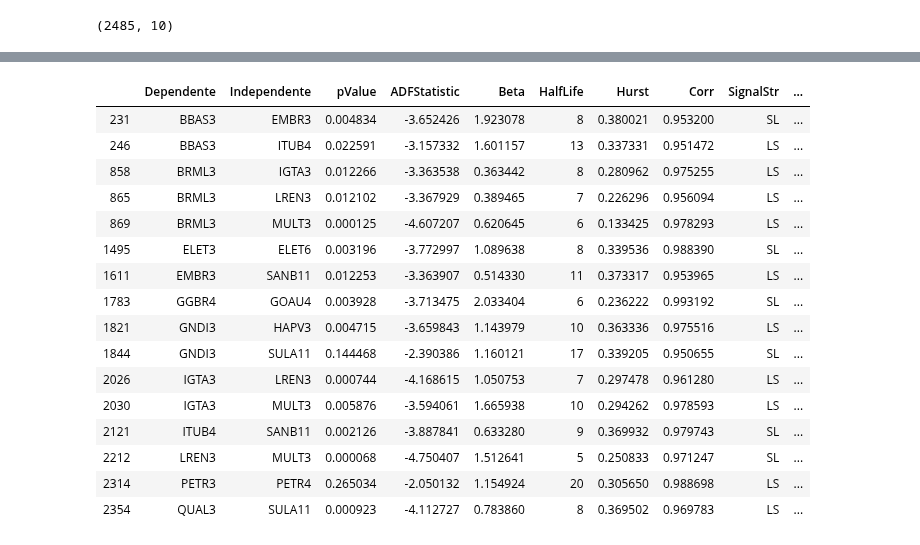
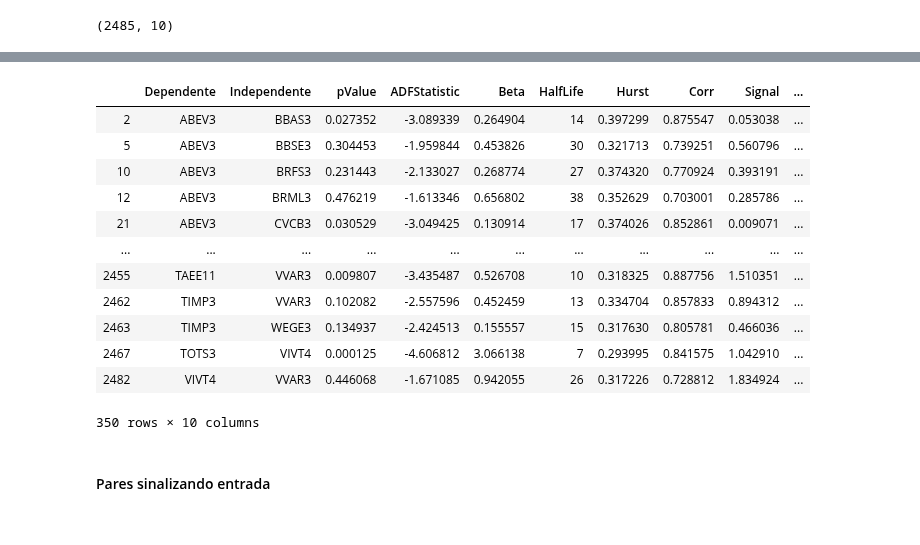
Before and after one commit to andreolvgomes/long-short-by-cointegration, a Jupyter notebook: Cointegration.ipynb, the cells around one changed output, grey strips where cells are left out. Saved outputs shown, nothing was run; the diff lists cells and outputs as text; code cells hidden in the pictures.

```diff
--- a/Cointegration.ipynb
+++ b/Cointegration.ipynb
@@ -387,25 +387,23 @@ df_hurst
 502 rows × 10 columns
 # %%
-corr = df_hurst.loc[(df_hurst['Corr'] >= 0.95)]
+corr = df_hurst.loc[(df_hurst['Corr'] >= 0.70)]
 corr
 # %% [output]
-|  | Dependente | Independente | pValue | ADFStatistic | Beta | HalfLife | Hurst | Corr | SignalStr | ... |
-| 231 | BBAS3 | EMBR3 | 0.004834 | -3.652426 | 1.923078 | 8 | 0.380021 | 0.953200 | SL | ... |
-| 246 | BBAS3 | ITUB4 | 0.022591 | -3.157332 | 1.601157 | 13 | 0.337331 | 0.951472 | LS | ... |
-| 858 | BRML3 | IGTA3 | 0.012266 | -3.363538 | 0.363442 | 8 | 0.280962 | 0.975255 | LS | ... |
-| 865 | BRML3 | LREN3 | 0.012102 | -3.367929 | 0.389465 | 7 | 0.226296 | 0.956094 | LS | ... |
-| 869 | BRML3 | MULT3 | 0.000125 | -4.607207 | 0.620645 | 6 | 0.133425 | 0.978293 | LS | ... |
-| 1495 | ELET3 | ELET6 | 0.003196 | -3.772997 | 1.089638 | 8 | 0.339536 | 0.988390 | SL | ... |
-| 1611 | EMBR3 | SANB11 | 0.012253 | -3.363907 | 0.514330 | 11 | 0.373317 | 0.953965 | LS | ... |
-| 1783 | GGBR4 | GOAU4 | 0.003928 | -3.713475 | 2.033404 | 6 | 0.236222 | 0.993192 | SL | ... |
-| 1821 | GNDI3 | HAPV3 | 0.004715 | -3.659843 | 1.143979 | 10 | 0.363336 | 0.975516 | LS | ... |
-| 1844 | GNDI3 | SULA11 | 0.144468 | -2.390386 | 1.160121 | 17 | 0.339205 | 0.950655 | SL | ... |
-| 2026 | IGTA3 | LREN3 | 0.000744 | -4.168615 | 1.050753 | 7 | 0.297478 | 0.961280 | LS | ... |
-| 2030 | IGTA3 | MULT3 | 0.005876 | -3.594061 | 1.665938 | 10 | 0.294262 | 0.978593 | LS | ... |
-| 2121 | ITUB4 | SANB11 | 0.002126 | -3.887841 | 0.633280 | 9 | 0.369932 | 0.979743 | SL | ... |
-| 2212 | LREN3 | MULT3 | 0.000068 | -4.750407 | 1.512641 | 5 | 0.250833 | 0.971247 | SL | ... |
-| 2314 | PETR3 | PETR4 | 0.265034 | -2.050132 | 1.154924 | 20 | 0.305650 | 0.988698 | LS | ... |
-| 2354 | QUAL3 | SULA11 | 0.000923 | -4.112727 | 0.783860 | 8 | 0.369502 | 0.969783 | LS | ... |
+|  | Dependente | Independente | pValue | ADFStatistic | Beta | HalfLife | Hurst | Corr | Signal | ... |
+| 2 | ABEV3 | BBAS3 | 0.027352 | -3.089339 | 0.264904 | 14 | 0.397299 | 0.875547 | 0.053038 | ... |
+| 5 | ABEV3 | BBSE3 | 0.304453 | -1.959844 | 0.453826 | 30 | 0.321713 | 0.739251 | 0.560796 | ... |
+| 10 | ABEV3 | BRFS3 | 0.231443 | -2.133027 | 0.268774 | 27 | 0.374320 | 0.770924 | 0.393191 | ... |
+| 12 | ABEV3 | BRML3 | 0.476219 | -1.613346 | 0.656802 | 38 | 0.352629 | 0.703001 | 0.285786 | ... |
+| 21 | ABEV3 | CVCB3 | 0.030529 | -3.049425 | 0.130914 | 17 | 0.374026 | 0.852861 | 0.009071 | ... |
+| ... | ... | ... | ... | ... | ... | ... | ... | ... | ... | ... |
+| 2455 | TAEE11 | VVAR3 | 0.009807 | -3.435487 | 0.526708 | 10 | 0.318325 | 0.887756 | 1.510351 | ... |
+| 2462 | TIMP3 | VVAR3 | 0.102082 | -2.557596 | 0.452459 | 13 | 0.334704 | 0.857833 | 0.894312 | ... |
+| 2463 | TIMP3 | WEGE3 | 0.134937 | -2.424513 | 0.155557 | 15 | 0.317630 | 0.805781 | 0.466036 | ... |
+| 2467 | TOTS3 | VIVT4 | 0.000125 | -4.606812 | 3.066138 | 7 | 0.293995 | 0.841575 | 1.042910 | ... |
+| 2482 | VIVT4 | VVAR3 | 0.446068 | -1.671085 | 0.942055 | 26 | 0.317226 | 0.728812 | 1.834924 | ... |
+350 rows × 10 columns
+# %% [markdown]
+#### Pares sinalizando entrada
 # %%
 signal = corr.loc[(df_hurst['Signal'] >= 0.95)].copy()
 signal.reset_index(drop=True, inplace=True)
```
Also changed, not shown: parts of 6 cells of this notebook.
